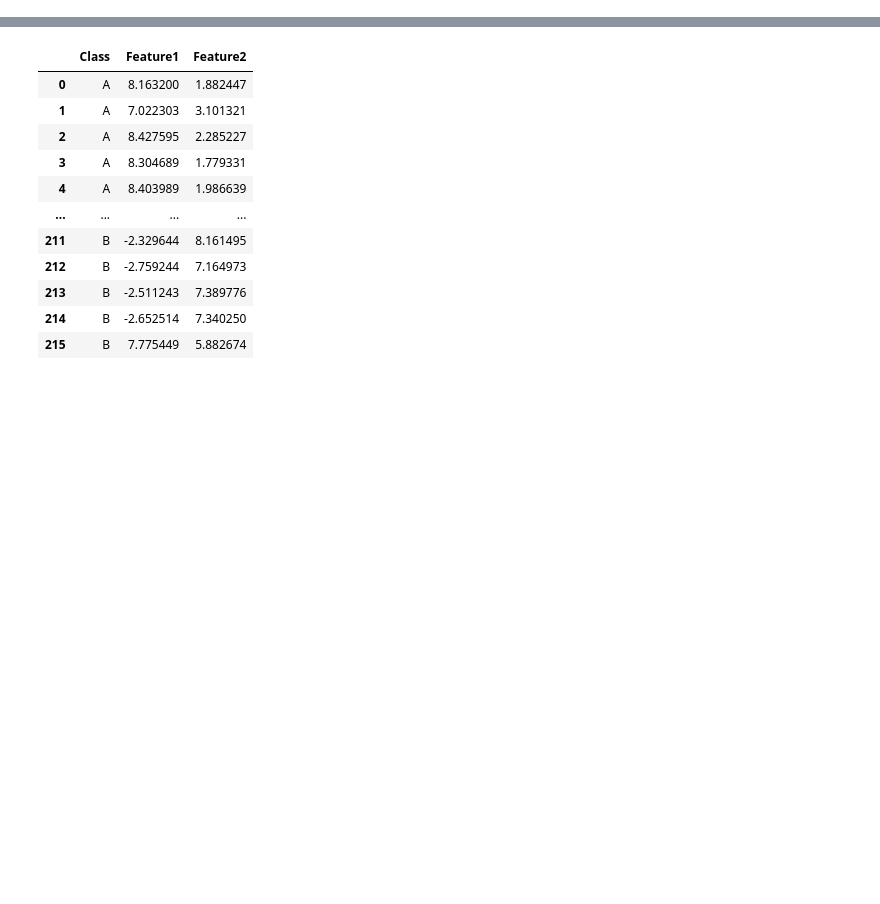
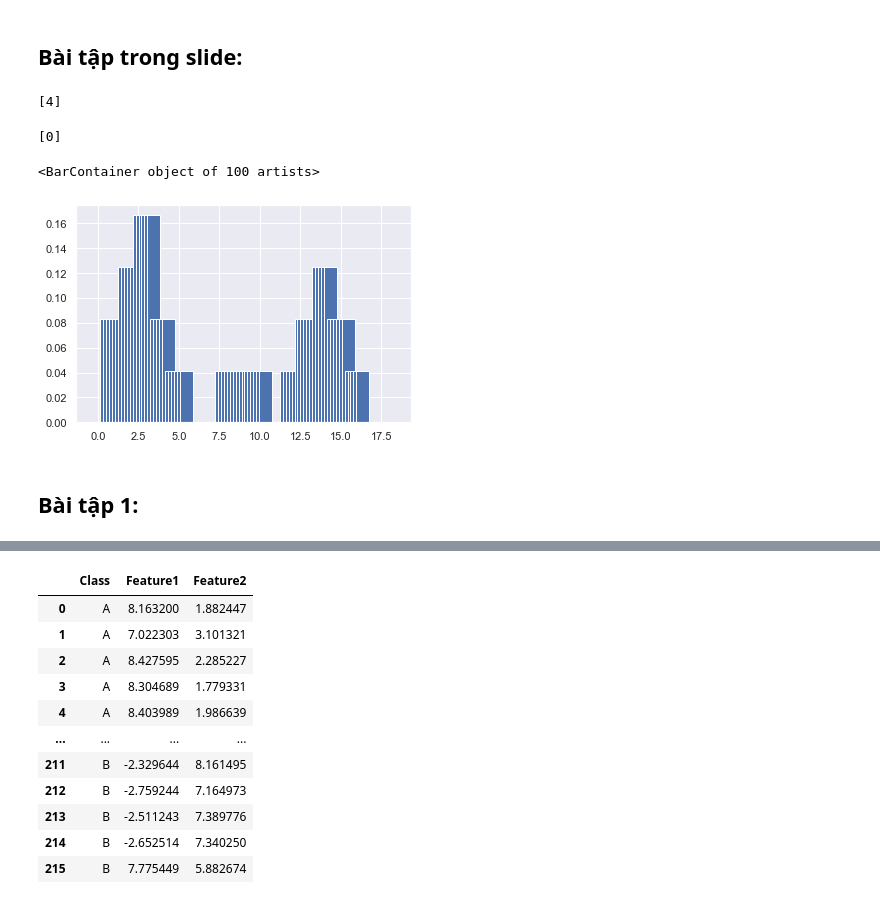
Before and after one commit to HieuuuLeee/patternRecognise, a Jupyter notebook: 17103271_LEVANHIEU_THUCHANH4.ipynb, the cells around one changed output, grey strips where cells are left out. Drawn from its saved outputs; the diff is of its cells as text; code cells hidden in the pictures; blank space fills up the shorter version.

```diff
--- a/17103271_LEVANHIEU_THUCHANH4.ipynb
+++ b/17103271_LEVANHIEU_THUCHANH4.ipynb
@@ -11,6 +11,50 @@ from sklearn.naive_bayes import GaussianNB
 import scipy.io
 from sklearn.model_selection import train_test_split
 from sklearn.metrics import confusion_matrix
+# %% [markdown]
+## Bài tập trong slide:
+# %%
+D = [2,2,3,4,9,13,14,15]
+L = [1,1,1,1,0,0,0,0]
+# %%
+#Build classifier functions
+# h = 3
+
+def phii(x,y):
+  if (np.absolute(x-y)<=h/2):
+    return 1
+  else:
+    return 0
+
+def PWindow(X,data_train,h):
+    V = 1/(8*3)
+    scores_list = []
+    for i in X:
+        score=0
+        for j in data_train:
+            score+=phii(i,j)
+        scores_list.append(score)
+    return scores_list
+# %%
+D
+h=3
+xx = [3]
+print(PWindow(xx,D,h))
+# %% [output]
+[4]
+# %%
+XX = np.linspace(0,18,100)
+sList = PWindow(XX,D,h)
+print(PWindow([11],D,h))
+# %% [output]
+[0]
+# %%
+plt.bar(XX,sList)
+# %% [output]
+<BarContainer object of 100 artists>
+[figure, added]
+# %% [markdown]
+## Bài tập 1:
 # %%
 #Load data
 columnsName = ['Feature1','Feature2']
```
Also changed, not shown: parts of 11 cells of this notebook, 5 other files.
